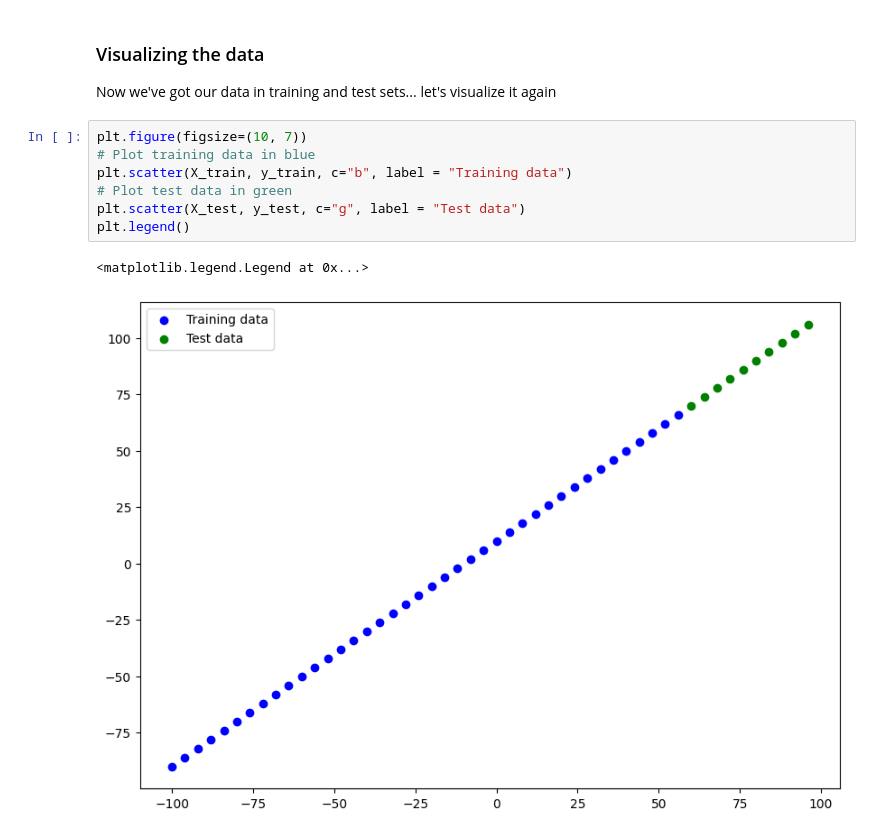
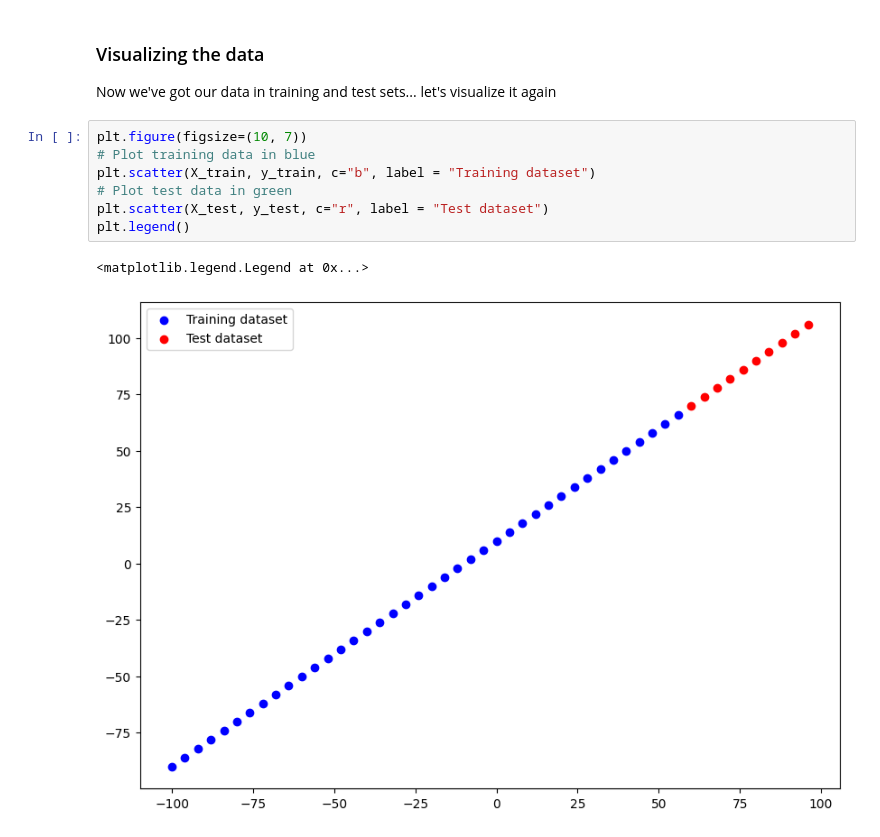
Before and after one commit to Sambaran04/Tensorflow, a Jupyter notebook: Neural_Network_Regression.ipynb, the cells around one changed output. Drawn from its saved outputs; the diff is of its cells as text.

```diff
--- a/Neural_Network_Regression.ipynb
+++ b/Neural_Network_Regression.ipynb
@@ -212,10 +212,10 @@ Now we've got our data in training and test sets... let's visualize it again
 # %%
 plt.figure(figsize=(10, 7))
 # Plot training data in blue
-plt.scatter(X_train, y_train, c="b", label = "Training data")
+plt.scatter(X_train, y_train, c="b", label = "Training dataset")
 # Plot test data in green
-plt.scatter(X_test, y_test, c="g", label = "Test data")
+plt.scatter(X_test, y_test, c="r", label = "Test dataset")
 plt.legend()
 # %% [output]
 <matplotlib.legend.Legend at 0x...>
-[figure, old version]
+[figure, new version]
```
